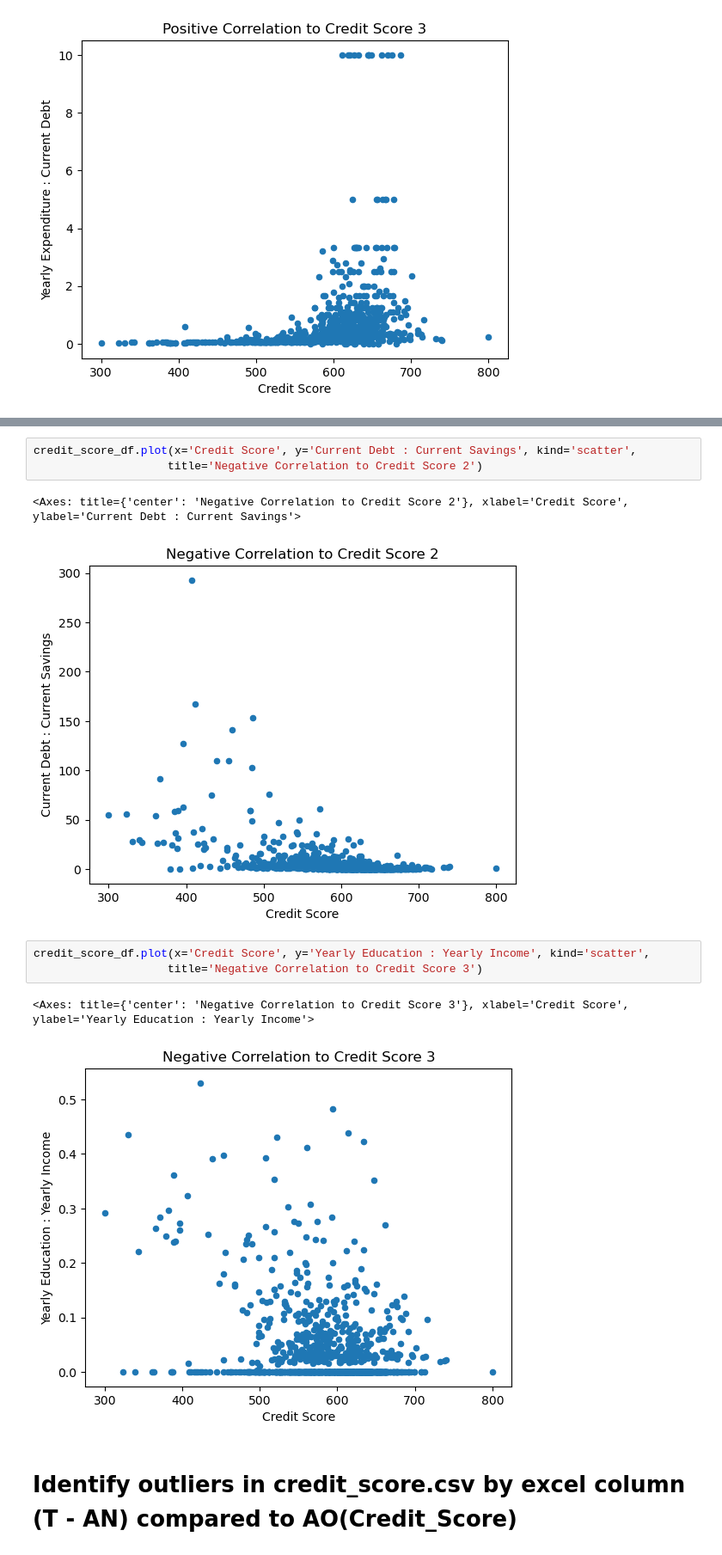
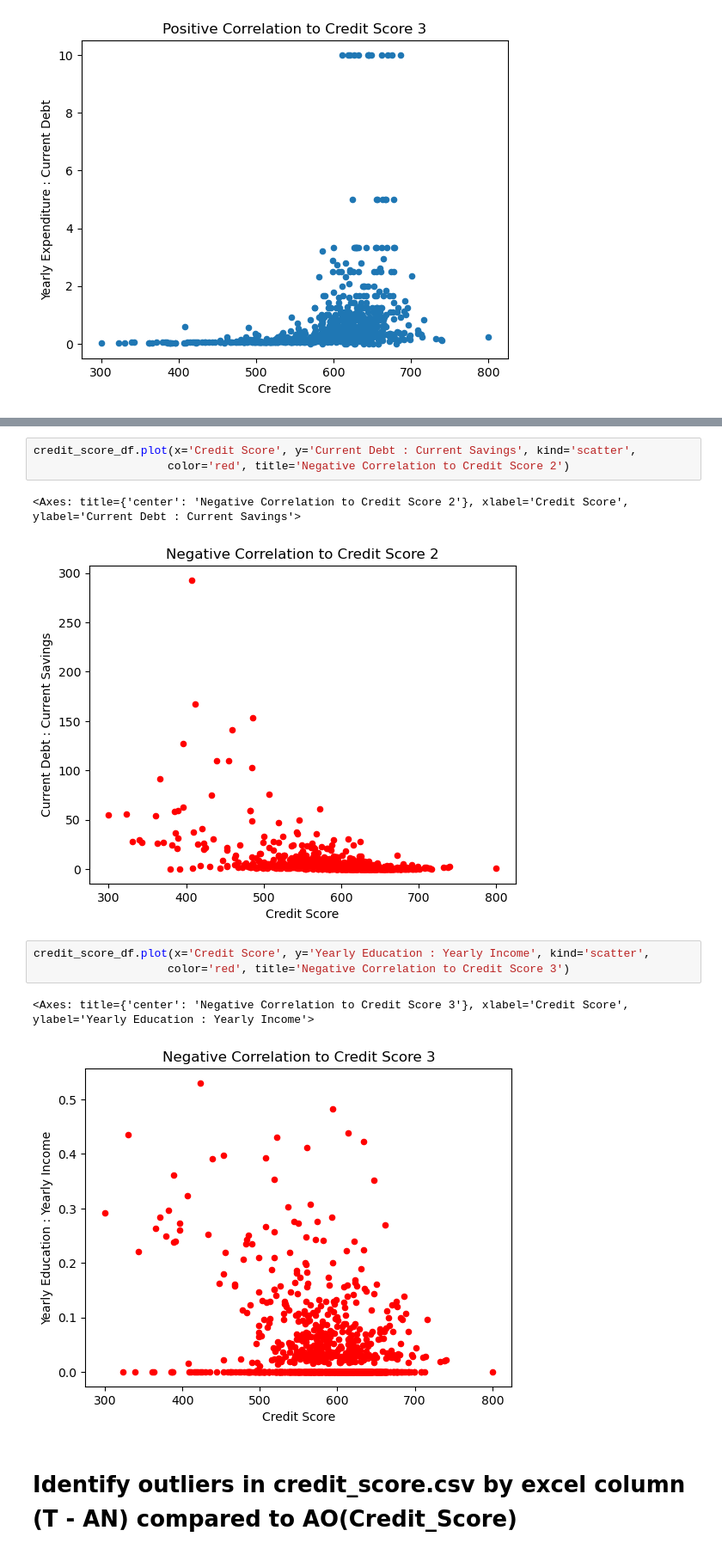
Before and after one commit to duffind/Project_1_Credit_Safari, a Jupyter notebook: Consumer Credit Analysis-main.ipynb, the cells around one changed output, grey strips where cells are left out. Shown at 86% size. Drawn from its saved outputs; the diff is of its cells as text.

```diff
--- a/Consumer Credit Analysis-main.ipynb
+++ b/Consumer Credit Analysis-main.ipynb
@@ -371,15 +372,15 @@ credit_score_df.plot(x='Credit Score', y='Current Debt : Yearly Income', kind='s
 # %%
 credit_score_df.plot(x='Credit Score', y='Current Debt : Current Savings', kind='scatter',
-                    title='Negative Correlation to Credit Score 2')
+                    color='red', title='Negative Correlation to Credit Score 2')
 # %% [output]
 <Axes: title={'center': 'Negative Correlation to Credit Score 2'}, xlabel='Credit Score', ylabel='Current Debt : Current Savings'>
-[figure, old version]
+[figure, new version]
 # %%
 credit_score_df.plot(x='Credit Score', y='Yearly Education : Yearly Income', kind='scatter',
-                    title='Negative Correlation to Credit Score 3')
+                    color='red', title='Negative Correlation to Credit Score 3')
 # %% [output]
 <Axes: title={'center': 'Negative Correlation to Credit Score 3'}, xlabel='Credit Score', ylabel='Yearly Education : Yearly Income'>
-[figure, old version]
+[figure, new version]
 # %% [markdown]
 # Identify outliers in credit_score.csv by excel column (T - AN) compared to AO(Credit_Score)
 # %%
```
Also changed, not shown: parts of 50 cells of this notebook.
